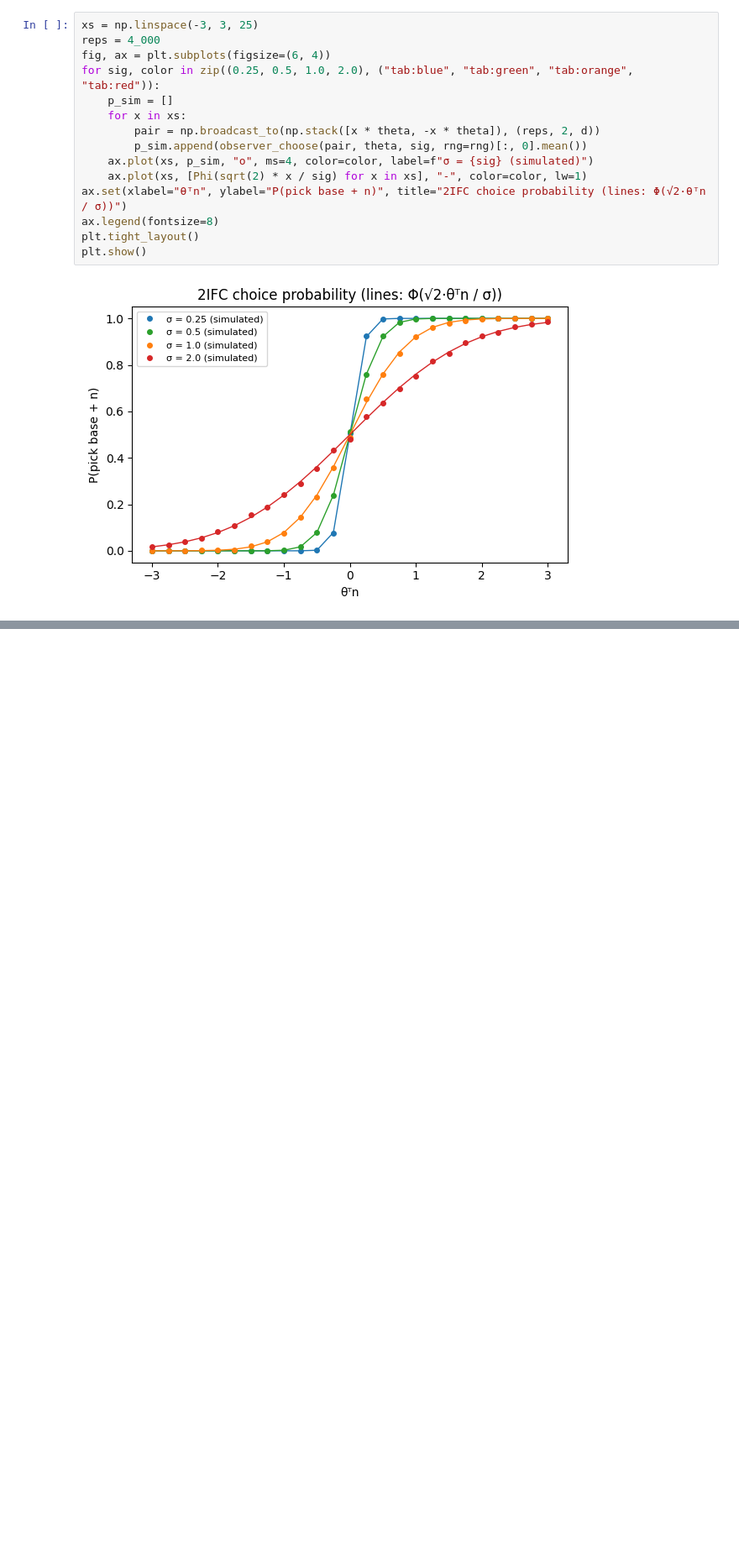
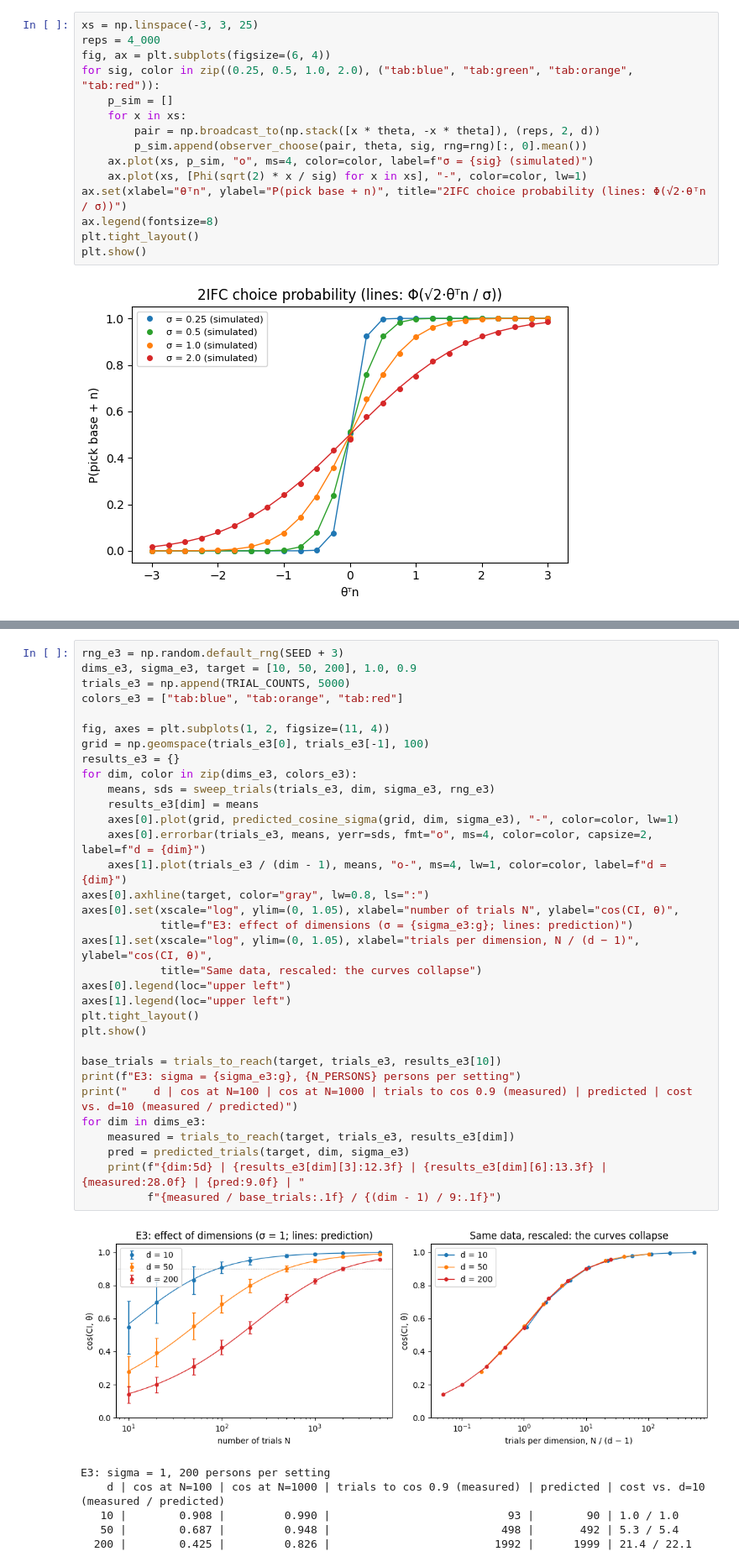
Before and after one commit to Haha6400/RC-with-a-simulated-person, a Jupyter notebook: notebooks/01-simulated-person.ipynb, the cells around one changed output, grey strips where cells are left out. Shown at 84% size. Saved outputs shown, nothing was run; the diff lists cells and outputs as text; blank space fills up the shorter version.

```diff
--- a/notebooks/01-simulated-person.ipynb
+++ b/notebooks/01-simulated-person.ipynb
@@ -377,0 +670,40 @@ plt.show()
+# %%
+rng_e3 = np.random.default_rng(SEED + 3)
+dims_e3, sigma_e3, target = [10, 50, 200], 1.0, 0.9
+trials_e3 = np.append(TRIAL_COUNTS, 5000)
+colors_e3 = ["tab:blue", "tab:orange", "tab:red"]
+
+fig, axes = plt.subplots(1, 2, figsize=(11, 4))
+grid = np.geomspace(trials_e3[0], trials_e3[-1], 100)
+results_e3 = {}
+for dim, color in zip(dims_e3, colors_e3):
+    means, sds = sweep_trials(trials_e3, dim, sigma_e3, rng_e3)
+    results_e3[dim] = means
+    axes[0].plot(grid, predicted_cosine_sigma(grid, dim, sigma_e3), "-", color=color, lw=1)
+    axes[0].errorbar(trials_e3, means, yerr=sds, fmt="o", ms=4, color=color, capsize=2, label=f"d = {dim}")
+    axes[1].plot(trials_e3 / (dim - 1), means, "o-", ms=4, lw=1, color=color, label=f"d = {dim}")
+axes[0].axhline(target, color="gray", lw=0.8, ls=":")
+axes[0].set(xscale="log", ylim=(0, 1.05), xlabel="number of trials N", ylabel="cos(CI, θ)",
+            title=f"E3: effect of dimensions (σ = {sigma_e3:g}; lines: prediction)")
+axes[1].set(xscale="log", ylim=(0, 1.05), xlabel="trials per dimension, N / (d − 1)", ylabel="cos(CI, θ)",
+            title="Same data, rescaled: the curves collapse")
+axes[0].legend(loc="upper left")
+axes[1].legend(loc="upper left")
+plt.tight_layout()
+plt.show()
+
+base_trials = trials_to_reach(target, trials_e3, results_e3[10])
+print(f"E3: sigma = {sigma_e3:g}, {N_PERSONS} persons per setting")
+print("    d | cos at N=100 | cos at N=1000 | trials to cos 0.9 (measured) | predicted | cost vs. d=10 (measured / predicted)")
+for dim in dims_e3:
+    measured = trials_to_reach(target, trials_e3, results_e3[dim])
+    pred = predicted_trials(target, dim, sigma_e3)
+    print(f"{dim:5d} | {results_e3[dim][3]:12.3f} | {results_e3[dim][6]:13.3f} | {measured:28.0f} | {pred:9.0f} | "
+          f"{measured / base_trials:.1f} / {(dim - 1) / 9:.1f}")
+# %% [output]
+[figure, added]
+E3: sigma = 1, 200 persons per setting
+    d | cos at N=100 | cos at N=1000 | trials to cos 0.9 (measured) | predicted | cost vs. d=10 (measured / predicted)
+   10 |        0.908 |         0.990 |                           93 |        90 | 1.0 / 1.0
+   50 |        0.687 |         0.948 |                          498 |       492 | 5.3 / 5.4
+  200 |        0.425 |         0.826 |                         1992 |      1999 | 21.4 / 22.1
```
Also changed, not shown: parts of 18 cells of this notebook, 1 other file.
